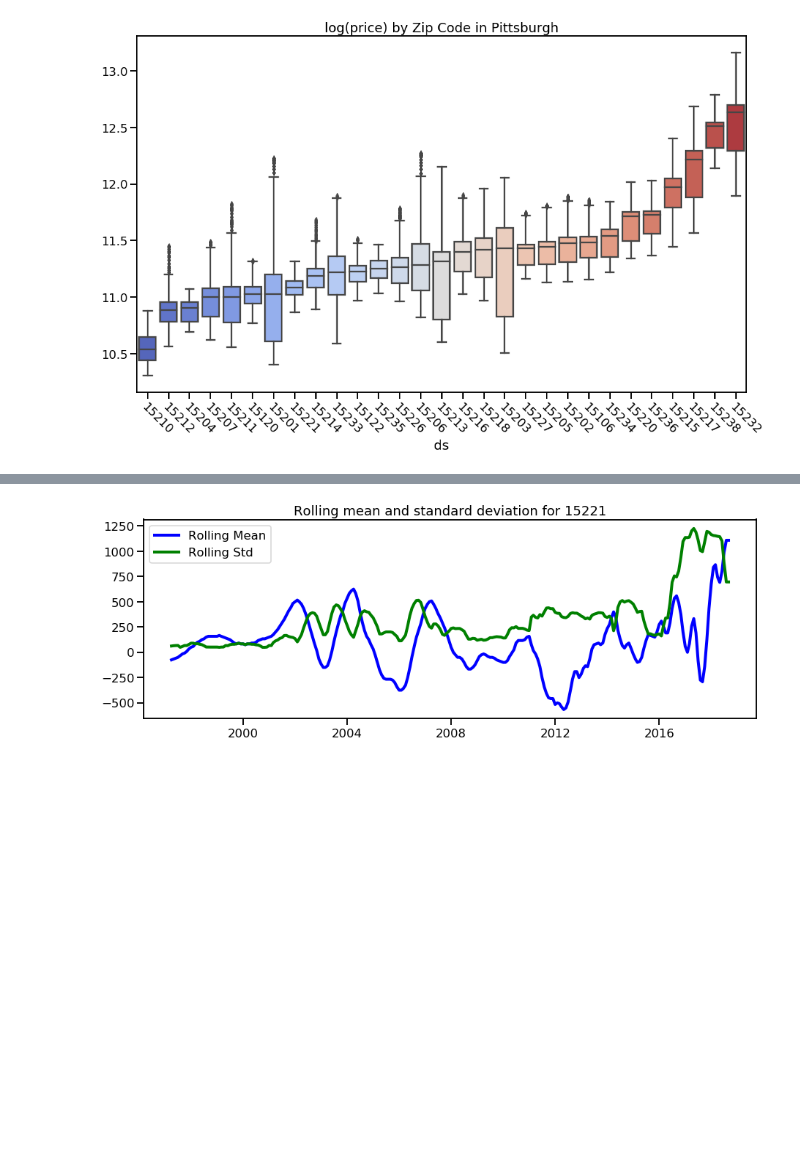
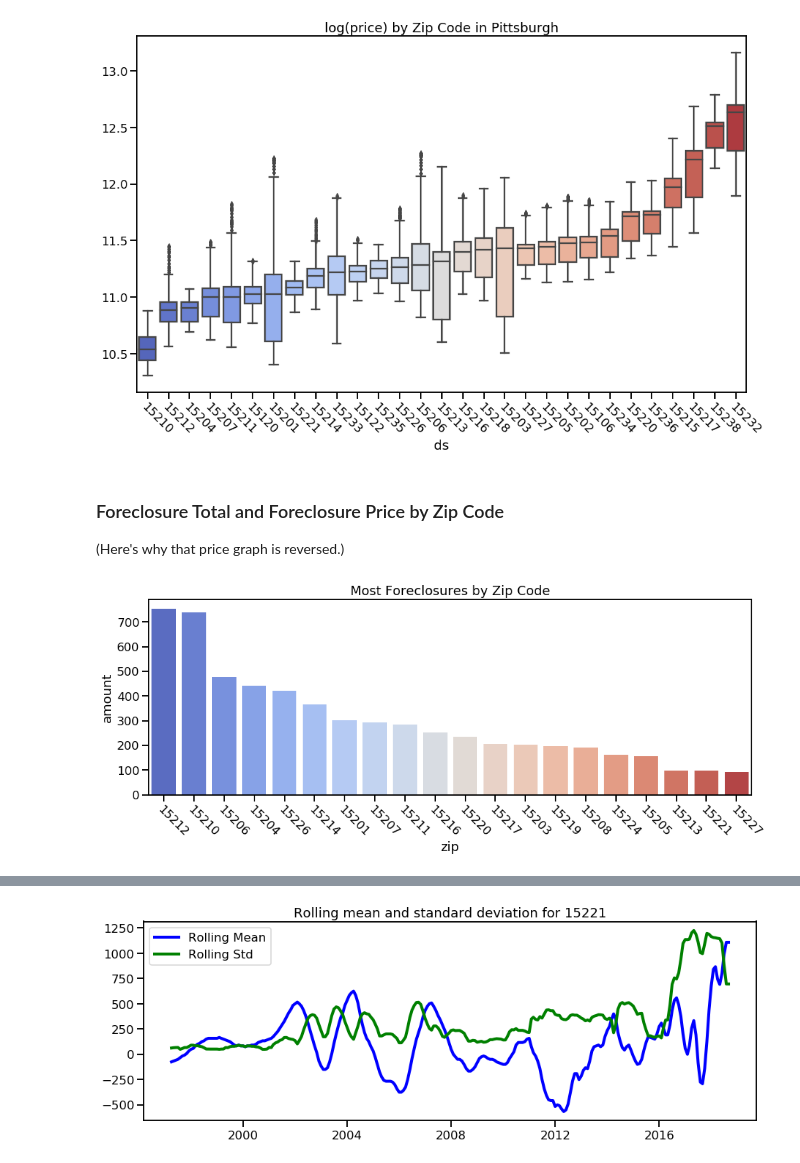
Before and after one commit to oxenfree/Pittsburgh-Real-Estate-Data-Analysis, a Jupyter notebook: main.ipynb, the cells around one changed output, grey strips where cells are left out. Saved outputs shown, nothing was run; the diff lists cells and outputs as text; code cells hidden in the pictures; blank space fills up the shorter version.

```diff
--- a/main.ipynb
+++ b/main.ipynb
@@ -190,3 +201,25 @@ plt.title('log(price) by Zip Code in Pittsburgh')
 plt.show()
 # %% [output]
 [figure]
+# %% [markdown]
+### Foreclosure Total and Foreclosure Price by Zip Code
+
+(Here's why that price graph is reversed.)
+# %%
+foreclosures = foreclosures.rename(index=str,columns={'pin':'PARID'})
+foreclosures = foreclosures[['PARID', 'municipality', 'amount', 'filing_date']]
+assess = assess[['PARID', 'PROPERTYZIP']]
+foreclosures = pd.merge(foreclosures, assess, on='PARID', how='left')
+foreclosures = foreclosures.dropna()
+foreclosures.PROPERTYZIP = foreclosures.PROPERTYZIP.astype(int)
+foreclosures = foreclosures.rename(index=str,columns={'PROPERTYZIP':'zip'})
+fore_pitts = foreclosures.loc[foreclosures['municipality'] == 'Pittsburgh']
+fore_zip_count = fore_pitts.groupby(['zip'], as_index=False).agg({'amount': 'count'})
+fore_zip_count = fore_zip_count.sort_values(by='amount', ascending=False)
+plt.figure(figsize=(15, 5))
+sns.barplot(x='zip', y='amount', data=fore_zip_count.head(20), order=fore_zip_count.head(20)['zip'], palette = 'coolwarm')
+plt.xticks(rotation=-45, ha='left',  rotation_mode='anchor')
+plt.title("Most Foreclosures by Zip Code")
+plt.show()
+# %% [output]
+[figure, added]
```
Also changed, not shown: parts of 27 cells of this notebook, 1 other file.
